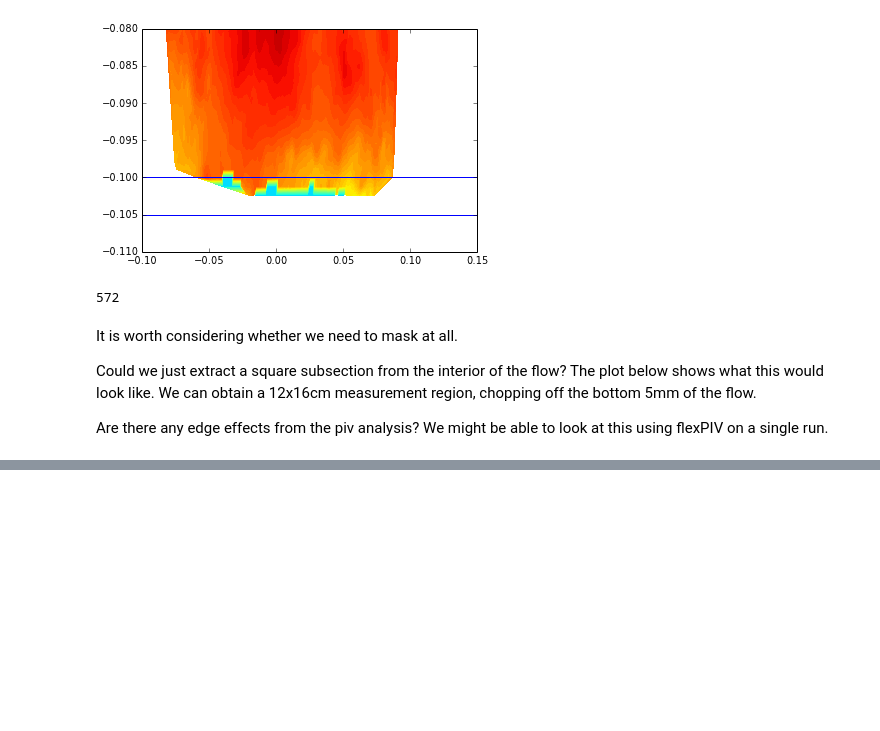
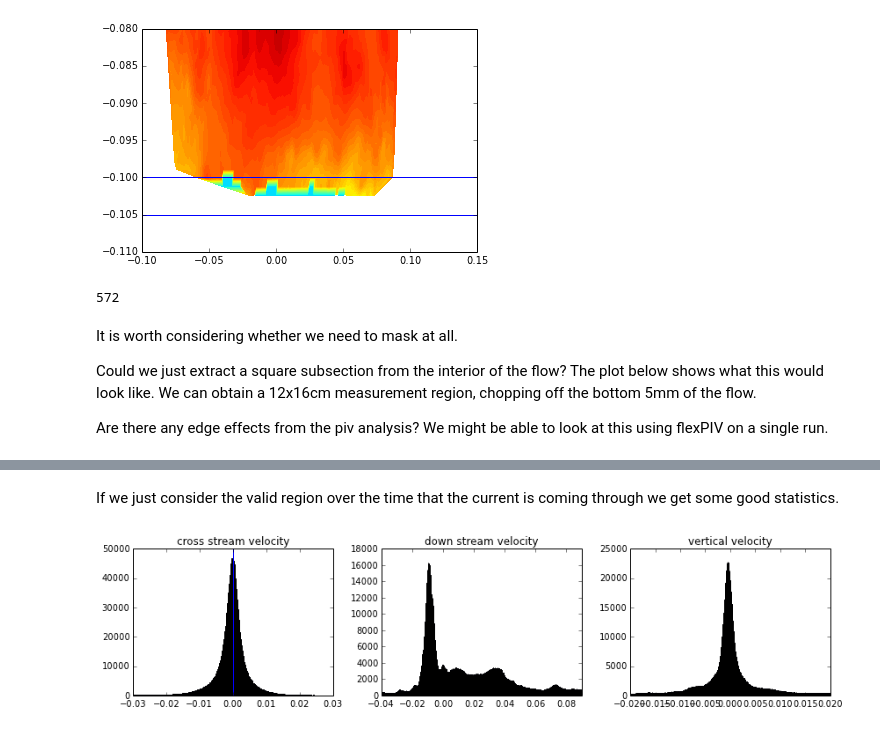
Before and after one commit to aaren/notebooks, a Jupyter notebook: piv_data_qc.ipynb, the cells around one changed output, grey strips where cells are left out. Saved outputs shown, nothing was run; the diff lists cells and outputs as text; code cells hidden in the pictures; blank space fills up the shorter version.

```diff
--- a/piv_data_qc.ipynb
+++ b/piv_data_qc.ipynb
@@ -416,0 +434,30 @@ xlim(-0.06, 0.10)
+# %% [markdown]
+If we just consider the valid region over the time that the current is coming through we get some good statistics.
+# %%
+valid = np.logical_and(r.x[:] > 60, r.x[:] < 70) \
+        & np.logical_and(r.z[:] > -100, r.z[:] < 20) \
+        & np.logical_and(r.t[:] > 36, r.t[:] < 69)
+
+nonzero = np.where((r.u[valid] != 0) & (r.v[valid] !=0) & (r.w[valid] != 0))
+cross_stream = r.v[valid][nonzero]
+down_stream = r.u[valid][nonzero]
+vertical = r.w[valid][nonzero]
+# %%
+fig, axes = plt.subplots(ncols=3, figsize=(12, 3))
+
+n, bins, patches = axes[0].hist(cross_stream, range=(-0.03, 0.03), bins=500)
+axes[0].axvline(0)
+axes[0].set_title('cross stream velocity')
+axes[0].set_xlim(-0.03, 0.03)
+
+n, bins, patches = axes[1].hist(down_stream, range=(-0.04, 0.09), bins=1000)
+axes[1].set_xlim(-0.04, 0.09)
+axes[1].set_title('down stream velocity')
+
+n, bins, patches = axes[2].hist(vertical, range=(-0.02, 0.02), bins=1000)
+axes[2].set_xlim(-0.02, 0.02)
+axes[2].set_title('vertical velocity')
+
+fig.tight_layout()
+# %% [output]
+[figure, added]
```
Also changed, not shown: parts of 29 cells of this notebook.
